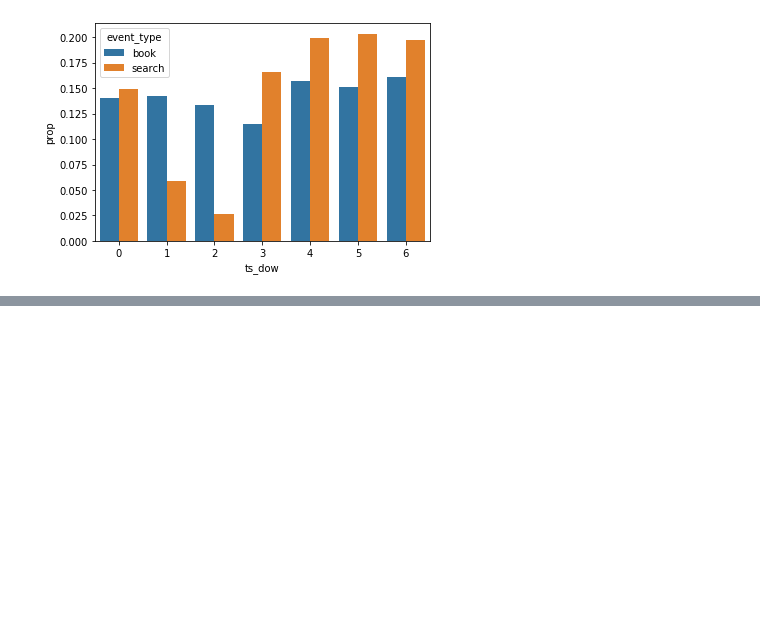
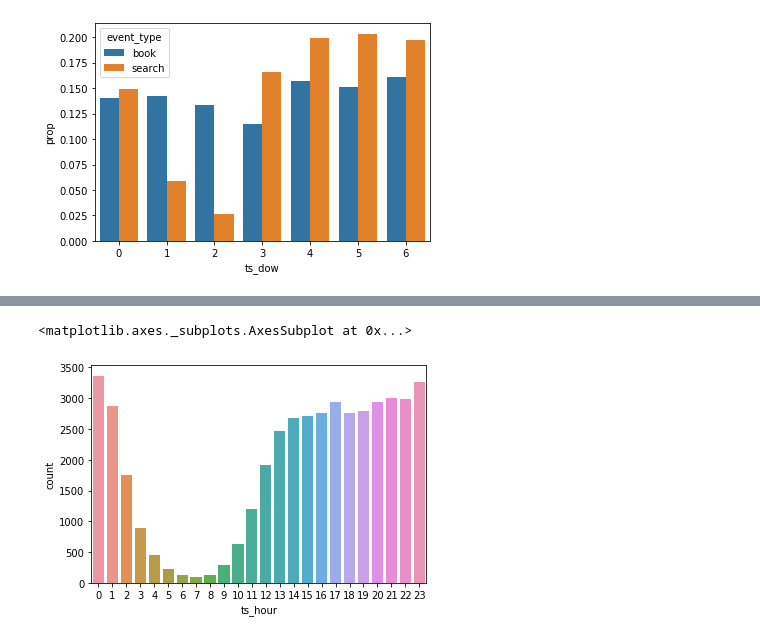
Before and after one commit to giallo41/book_destination, a Jupyter notebook: eda.ipynb, the cells around one changed output, grey strips where cells are left out. Cells and saved outputs as stored; diff of their text form; code cells hidden in the pictures; blank space fills up the shorter version.

Commit message:
(feat/eda) Add changed feature during the search

```diff
--- a/eda.ipynb
+++ b/eda.ipynb
@@ -550,0 +574,5 @@ sns.barplot(x='ts_dow', y='prop', hue='event_type', data=prop_df)
+# %%
+sns.countplot(df_event_sorted[df_event_sorted['event_type'] == 'search']['ts_hour'])
+# %% [output]
+<matplotlib.axes._subplots.AxesSubplot at 0x...>
+[figure, added]
```
Also changed, not shown: parts of 32 cells of this notebook.
